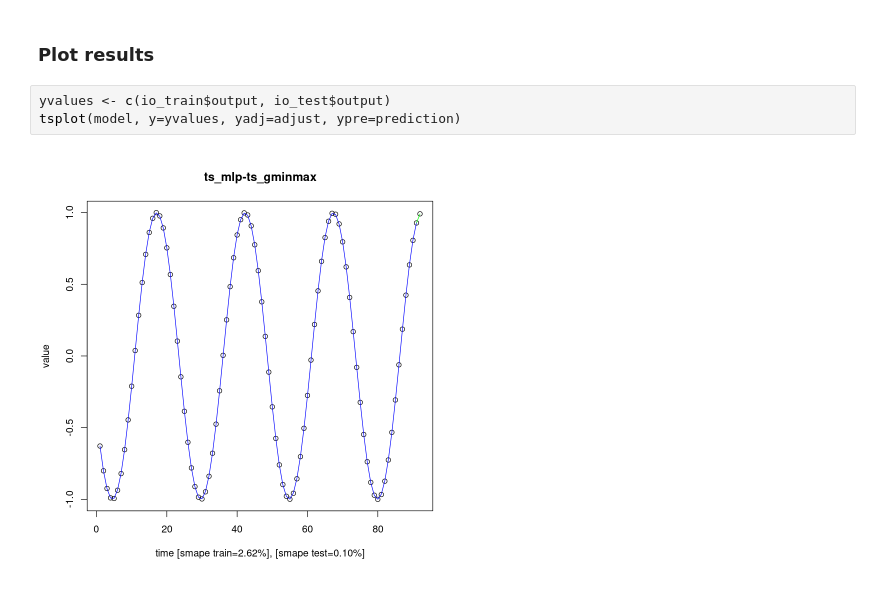
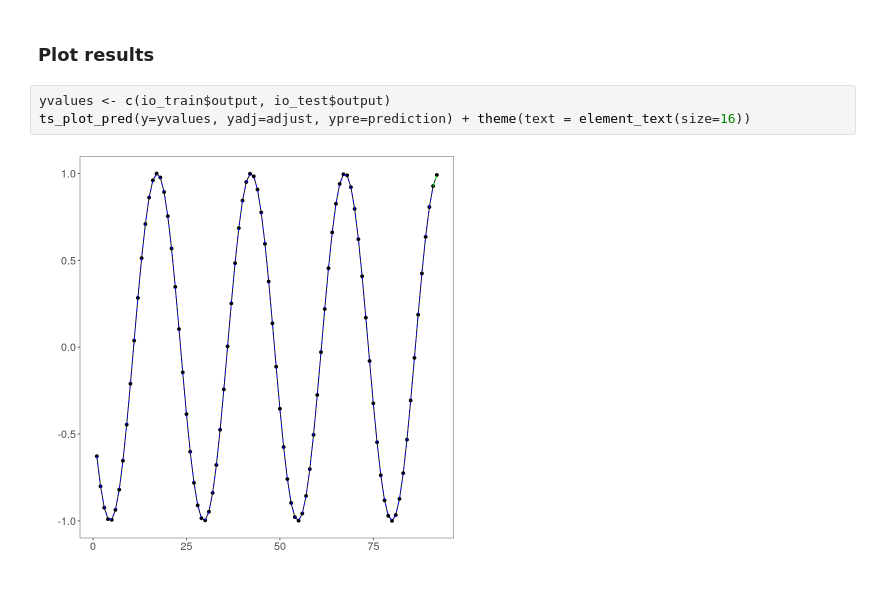
Before and after one commit to felipeat07/daltoolbox, a Jupyter notebook: examples/timeseries/ts_mlp.ipynb, the cells around one changed output. Saved outputs shown, nothing was run; the diff lists cells and outputs as text.

```diff
--- a/examples/timeseries/ts_mlp.ipynb
+++ b/examples/timeseries/ts_mlp.ipynb
@@ -107,6 +106,6 @@ print(sprintf("%s: smape: %.2f", describe(model), 100*ev_test$metrics$smape))
 ### Plot results
 # %%
 yvalues <- c(io_train$output, io_test$output)
-tsplot(model, y=yvalues, yadj=adjust, ypre=prediction)
+ts_plot_pred(y=yvalues, yadj=adjust, ypre=prediction) + theme(text = element_text(size=16))
 # %% [output]
-[figure, old version]
+[figure, new version]
```
Also changed, not shown: parts of 5 cells of this notebook, 3 other files.
